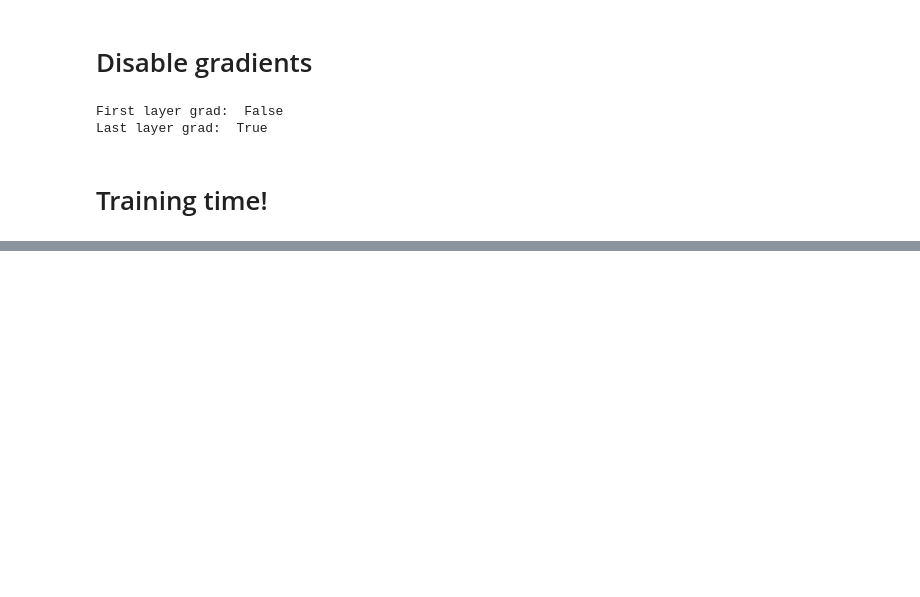
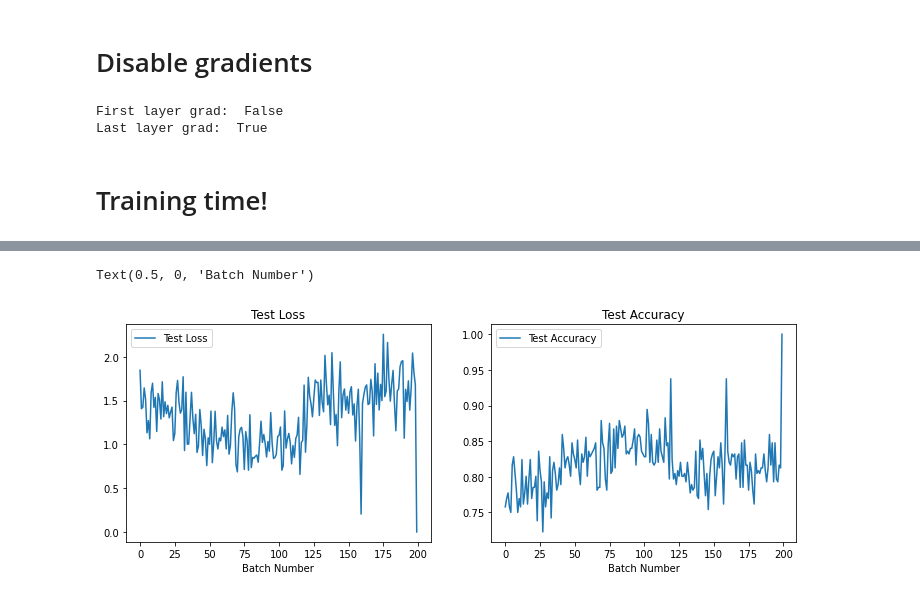
Before and after one commit to ShlomiRex/deep_learning_course, a Jupyter notebook: maman13/q3/q3_3_final.ipynb, the cells around one changed output, grey strips where cells are left out. Saved outputs shown, nothing was run; the diff lists cells and outputs as text; code cells hidden in the pictures; blank space fills up the shorter version.

```diff
--- a/maman13/q3/q3_3_final.ipynb
+++ b/maman13/q3/q3_3_final.ipynb
@@ -172,0 +319,17 @@ Last layer grad:  True
+# %%
+plt.figure(figsize=(12,4))
+
+plt.subplot(1,2,1)
+plt.plot(test_loss, label="Test Loss")
+plt.title("Test Loss")
+plt.legend()
+plt.xlabel("Batch Number")
+
+plt.subplot(1,2,2)
+plt.plot(test_acc, label="Test Accuracy")
+plt.title("Test Accuracy")
+plt.legend()
+plt.xlabel("Batch Number")
+# %% [output]
+Text(0.5, 0, 'Batch Number')
+[figure, added]
```
Also changed, not shown: parts of 17 cells of this notebook.
